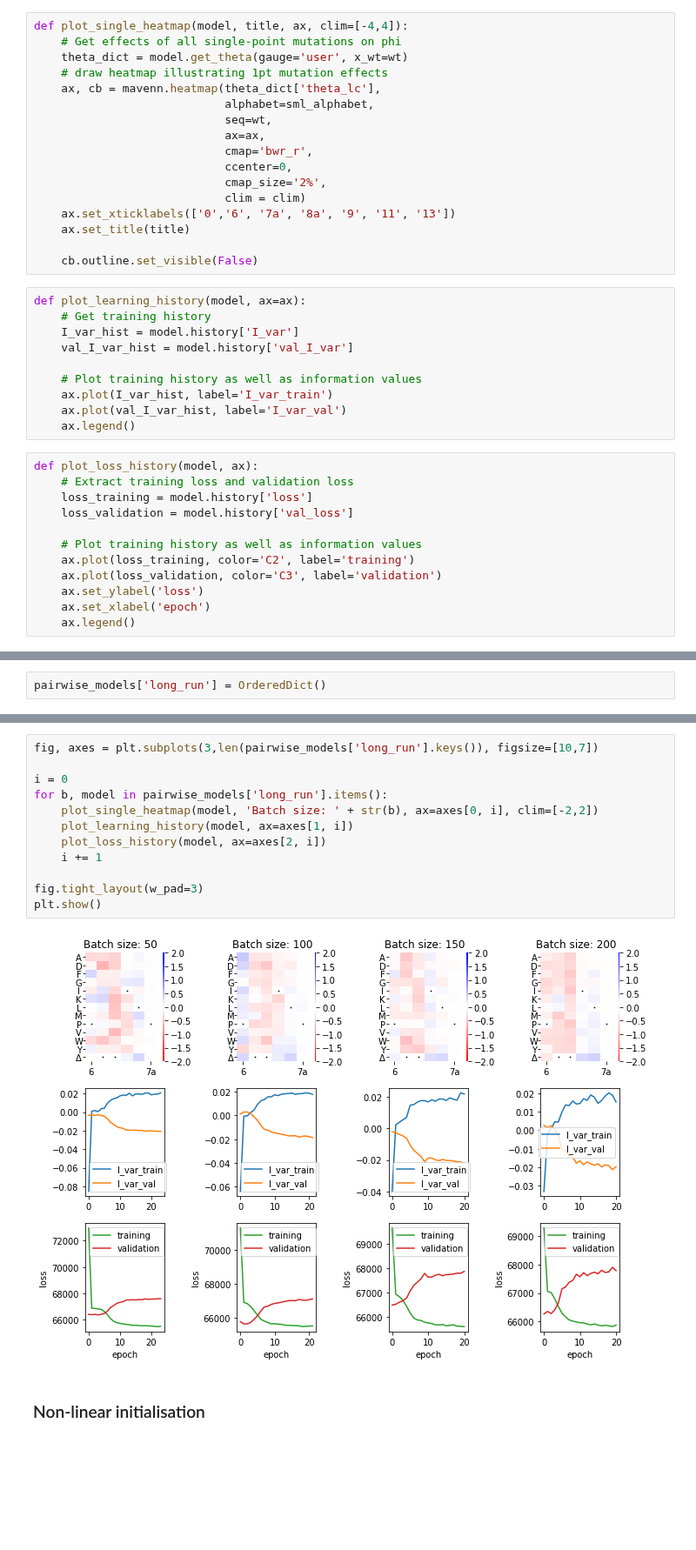
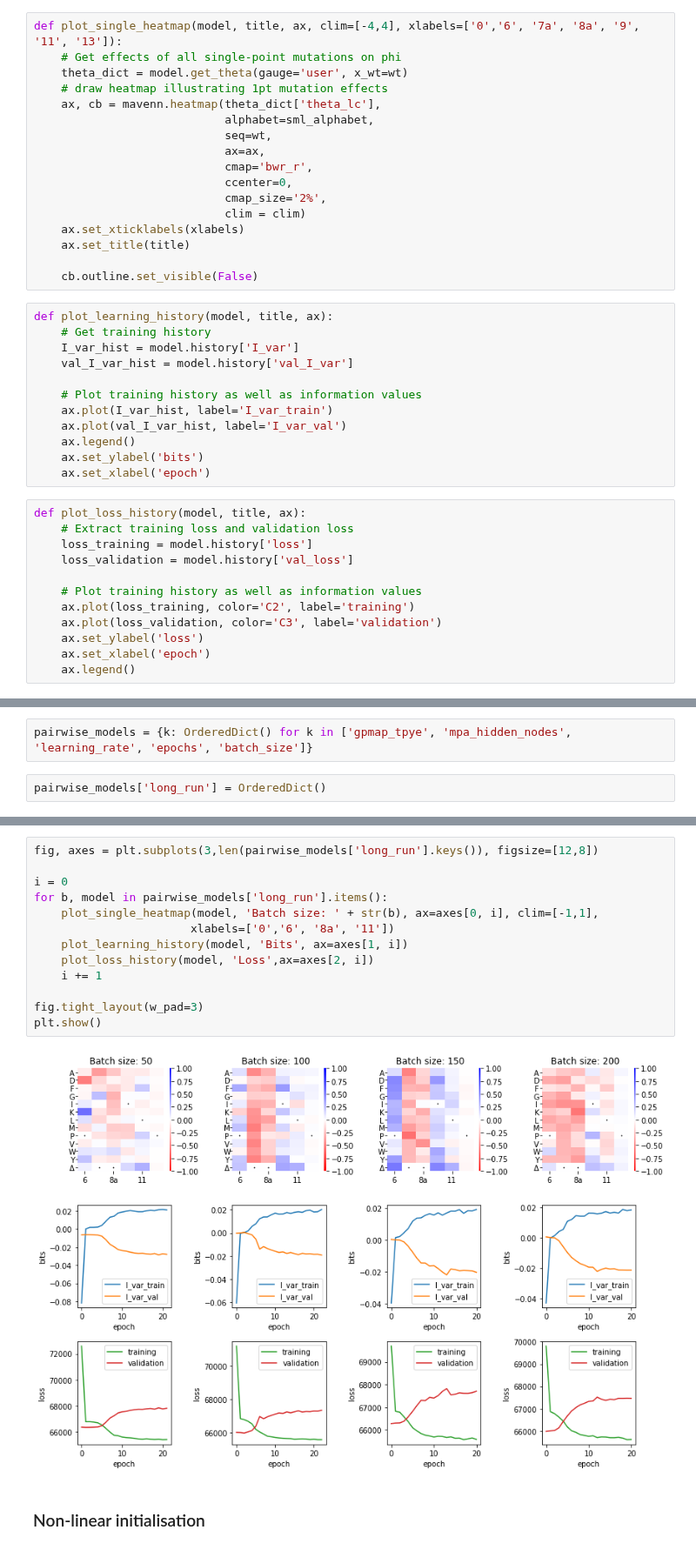
Before and after one commit to MayaPetek/InDelScanner, a Jupyter notebook: MAVE_NN/MAVE_last_retraining.ipynb, the cells around one changed output, grey strips where cells are left out. Shown at 87% size. Cells and saved outputs as stored; diff of their text form; blank space fills up the shorter version.

```diff
--- a/MAVE_NN/MAVE_last_retraining.ipynb
+++ b/MAVE_NN/MAVE_last_retraining.ipynb
@@ -203,5 +205,5 @@ Hidden nodes: 200, inference time: 36.58 seconds
 # %%
-def plot_single_heatmap(model, title, ax, clim=[-4,4]):
+def plot_single_heatmap(model, title, ax, clim=[-4,4], xlabels=['0','6', '7a', '8a', '9', '11', '13']):
     # Get effects of all single-point mutations on phi
     theta_dict = model.get_theta(gauge='user', x_wt=wt)
     # draw heatmap illustrating 1pt mutation effects
@@ -213,12 +215,12 @@ def plot_single_heatmap(model, title, ax, clim=[-4,4]):
                             ccenter=0,
                             cmap_size='2%',
                             clim = clim)
-    ax.set_xticklabels(['0','6', '7a', '8a', '9', '11', '13'])
+    ax.set_xticklabels(xlabels)
     ax.set_title(title)
 
     cb.outline.set_visible(False)
 # %%
-def plot_learning_history(model, ax=ax):
+def plot_learning_history(model, title, ax):
     # Get training history
     I_var_hist = model.history['I_var']
     val_I_var_hist = model.history['val_I_var']
@@ -227,8 +229,10 @@ def plot_learning_history(model, ax=ax):
     ax.plot(I_var_hist, label='I_var_train')
     ax.plot(val_I_var_hist, label='I_var_val')
     ax.legend()
+    ax.set_ylabel('bits')
+    ax.set_xlabel('epoch')
 # %%
-def plot_loss_history(model, ax):
+def plot_loss_history(model, title, ax):
     # Extract training loss and validation loss
     loss_training = model.history['loss']
     loss_validation = model.history['val_loss']
@@ -448,6 +412,8 @@ None of these have actually learned much and the rate of learning has slowed. Th
 
 ## Try again without early stopping
 Pairwise model, batch size 1000, 200 max epochs, 50-200 hidden nodes
+# %%
+pairwise_models = {k: OrderedDict() for k in ['gpmap_tpye', 'mpa_hidden_nodes', 'learning_rate', 'epochs', 'batch_size']}
 # %%
 pairwise_models['long_run'] = OrderedDict()
 # %%
@@ -468,17 +434,18 @@ Hidden nodes: 200, inference time: 72.58 seconds
 # %%
-fig, axes = plt.subplots(3,len(pairwise_models['long_run'].keys()), figsize=[10,7])
+fig, axes = plt.subplots(3,len(pairwise_models['long_run'].keys()), figsize=[12,8])
 
 i = 0
 for b, model in pairwise_models['long_run'].items():
-    plot_single_heatmap(model, 'Batch size: ' + str(b), ax=axes[0, i], clim=[-2,2])
-    plot_learning_history(model, ax=axes[1, i])
-    plot_loss_history(model, ax=axes[2, i])
+    plot_single_heatmap(model, 'Batch size: ' + str(b), ax=axes[0, i], clim=[-1,1],
+                       xlabels=['0','6', '8a', '11'])
+    plot_learning_history(model, 'Bits', ax=axes[1, i])
+    plot_loss_history(model, 'Loss',ax=axes[2, i])
     i += 1
 
 fig.tight_layout(w_pad=3)
 plt.show()
 # %% [output]
-[figure, old version]
+[figure, new version]
 # %% [markdown]
 ### Non-linear initialisation
 # %%
```
Also changed, not shown: parts of 21 cells of this notebook.
